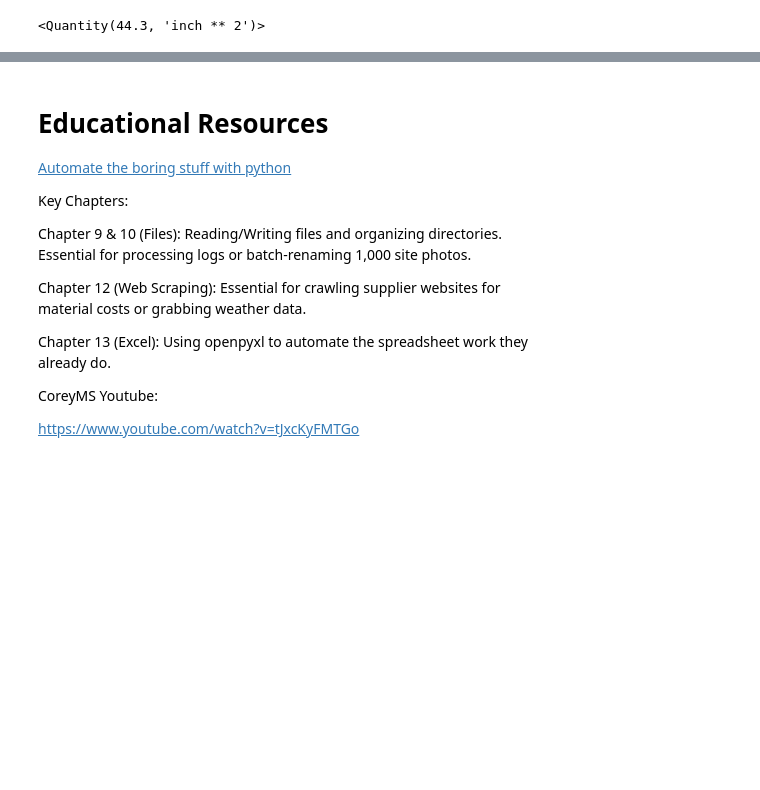
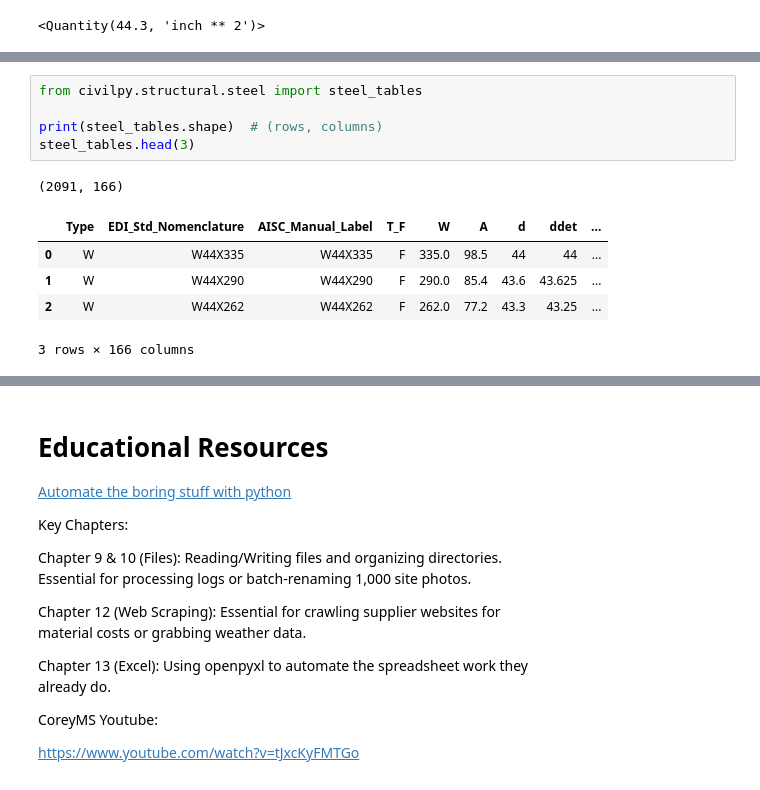
Before and after one commit to drparks71w/CivilPy, a Jupyter notebook: Notebooks/1. Intro to Jupyter and Python.ipynb, the cells around one changed output, grey strips where cells are left out. Cells and saved outputs as stored; diff of their text form; blank space fills up the shorter version.

```diff
--- a/Notebooks/1. Intro to Jupyter and Python.ipynb
+++ b/Notebooks/1. Intro to Jupyter and Python.ipynb
@@ -996,0 +928,12 @@ my_beam.area
+# %%
+from civilpy.structural.steel import steel_tables
+
+print(steel_tables.shape)  # (rows, columns)
+steel_tables.head(3)
+# %% [output]
+(2091, 166)
+|  | Type | EDI_Std_Nomenclature | AISC_Manual_Label | T_F | W | A | d | ddet | ... |
+| 0 | W | W44X335 | W44X335 | F | 335.0 | 98.5 | 44 | 44 | ... |
+| 1 | W | W44X290 | W44X290 | F | 290.0 | 85.4 | 43.6 | 43.625 | ... |
+| 2 | W | W44X262 | W44X262 | F | 262.0 | 77.2 | 43.3 | 43.25 | ... |
+3 rows × 166 columns
```
Also changed, not shown: parts of 96 cells of this notebook.
